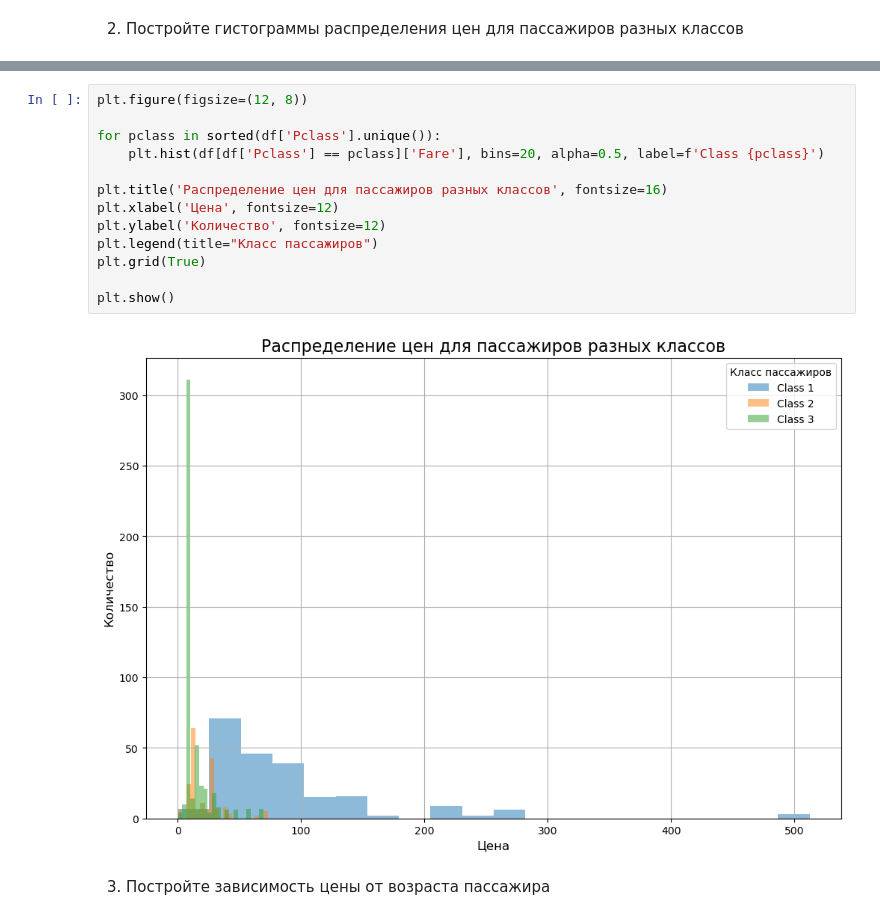
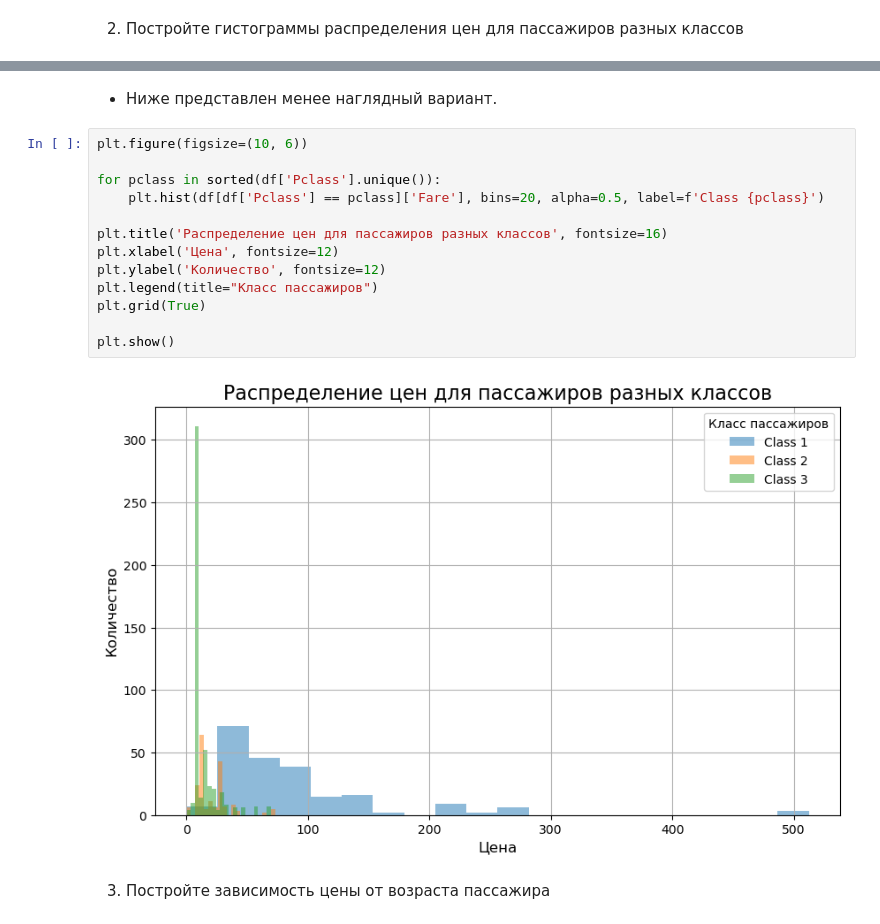
Before and after one commit to box1t/ML_5_sem, a Jupyter notebook: lab_1/Lab1-5.ipynb, the cells around one changed output, grey strips where cells are left out. Saved outputs shown, nothing was run; the diff lists cells and outputs as text.

Commit message:
upd. plots (2 & 5), upd. analysis for plot 6

```diff
--- a/lab_1/Lab1-5.ipynb
+++ b/lab_1/Lab1-5.ipynb
@@ -422,18 +455,20 @@ plt.show()
+# %% [markdown]
+- Ниже представлен менее наглядный вариант.
 # %%
-plt.figure(figsize=(12, 8))
+plt.figure(figsize=(10, 6))
 
 for pclass in sorted(df['Pclass'].unique()):
     plt.hist(df[df['Pclass'] == pclass]['Fare'], bins=20, alpha=0.5, label=f'Class {pclass}')
 
 plt.title('Распределение цен для пассажиров разных классов', fontsize=16)
 plt.xlabel('Цена', fontsize=12)
 plt.ylabel('Количество', fontsize=12)
 plt.legend(title="Класс пассажиров")
 plt.grid(True)
 
 plt.show()
 # %% [output]
-[figure, old version]
+[figure, new version]
 # %% [markdown]
 3. Постройте зависимость цены от возраста пассажира
 # %%
```
Also changed, not shown: parts of 11 cells of this notebook.
